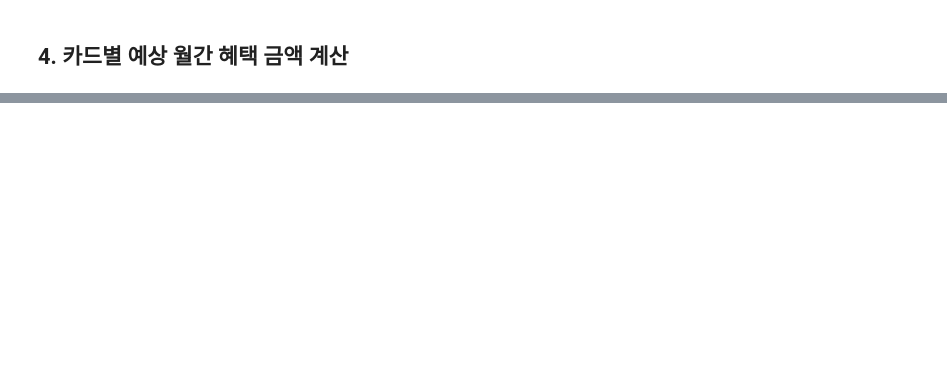
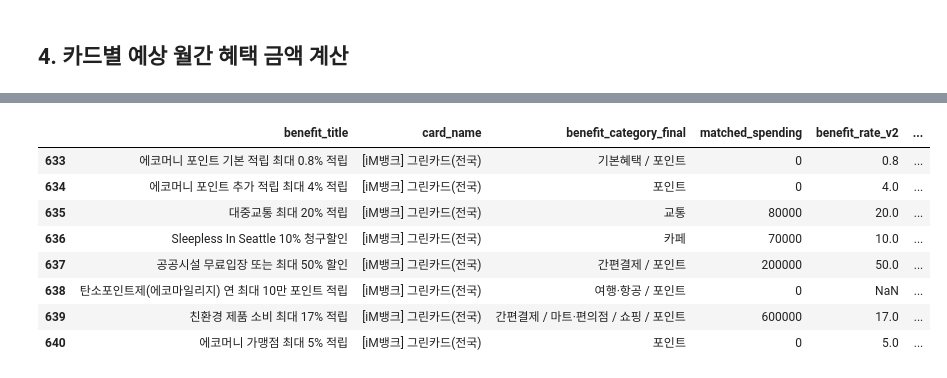
Before and after one commit to hmpark-lab/portfolio, a Jupyter notebook: 카드_추천_엔진.ipynb, the cells around one changed output, grey strips where cells are left out. Drawn from its saved outputs; the diff is of its cells as text; code cells hidden in the pictures; blank space fills up the shorter version.

```diff
--- a/카드_추천_엔진.ipynb
+++ b/카드_추천_엔진.ipynb
@@ -49 +147,8 @@ print("월 총 소비금액:", total_monthly_spending)
+# %%
+df_benefit["expected_monthly_benefit"] = (
+    df_benefit.apply(
+        calculate_expected_benefit,
+        axis=1
+    )
+)
 # %% [markdown]
@@ -52,0 +188,8 @@ print("월 총 소비금액:", total_monthly_spending)
+# %%
+sample = df_benefit["spend_limit_map"].iloc[0]
+
+print(sample)
+print(type(sample))
+
+for k, v in sample.items():
+    print(k, type(k), v, type(v))
@@ -52,0 +245,15 @@ print("월 총 소비금액:", total_monthly_spending)
+# %%
+df_benefit["expected_monthly_benefit"] = df_benefit.apply(
+    calculate_expected_benefit_v2,
+    axis=1
+)
+
+card_result = (
+    df_benefit
+    .groupby("card_name")["expected_monthly_benefit"]
+    .sum()
+    .reset_index()
+    .sort_values("expected_monthly_benefit", ascending=False)
+)
+
+display(card_result.head(20))
@@ -52,0 +278,23 @@ print("월 총 소비금액:", total_monthly_spending)
+# %%
+top_card = card_result.iloc[0]["card_name"]
+
+display(df_benefit[df_benefit["card_name"] == top_card][[
+    "benefit_title",
+    "card_name",
+    "benefit_category_final",
+    "matched_spending",
+    "benefit_rate_v2",
+    "all_previous_month_spend",
+    "spend_limit_map",
+    "expected_monthly_benefit"
+]])
+# %% [output]
+|  | benefit_title | card_name | benefit_category_final | matched_spending | benefit_rate_v2 | ... |
+| 633 | 에코머니 포인트 기본 적립 최대 0.8% 적립 | [iM뱅크] 그린카드(전국) | 기본혜택 / 포인트 | 0 | 0.8 | ... |
+| 634 | 에코머니 포인트 추가 적립 최대 4% 적립 | [iM뱅크] 그린카드(전국) | 포인트 | 0 | 4.0 | ... |
+| 635 | 대중교통 최대 20% 적립 | [iM뱅크] 그린카드(전국) | 교통 | 80000 | 20.0 | ... |
+| 636 | Sleepless In Seattle 10% 청구할인 | [iM뱅크] 그린카드(전국) | 카페 | 70000 | 10.0 | ... |
+| 637 | 공공시설 무료입장 또는 최대 50% 할인 | [iM뱅크] 그린카드(전국) | 간편결제 / 포인트 | 200000 | 50.0 | ... |
+| 638 | 탄소포인트제(에코마일리지) 연 최대 10만 포인트 적립 | [iM뱅크] 그린카드(전국) | 여행·항공 / 포인트 | 0 | NaN | ... |
+| 639 | 친환경 제품 소비 최대 17% 적립 | [iM뱅크] 그린카드(전국) | 간편결제 / 마트·편의점 / 쇼핑 / 포인트 | 600000 | 17.0 | ... |
+| 640 | 에코머니 가맹점 최대 5% 적립 | [iM뱅크] 그린카드(전국) | 포인트 | 0 | 5.0 | ... |
```
Also changed, not shown: parts of 22 cells of this notebook, 4 other files.
